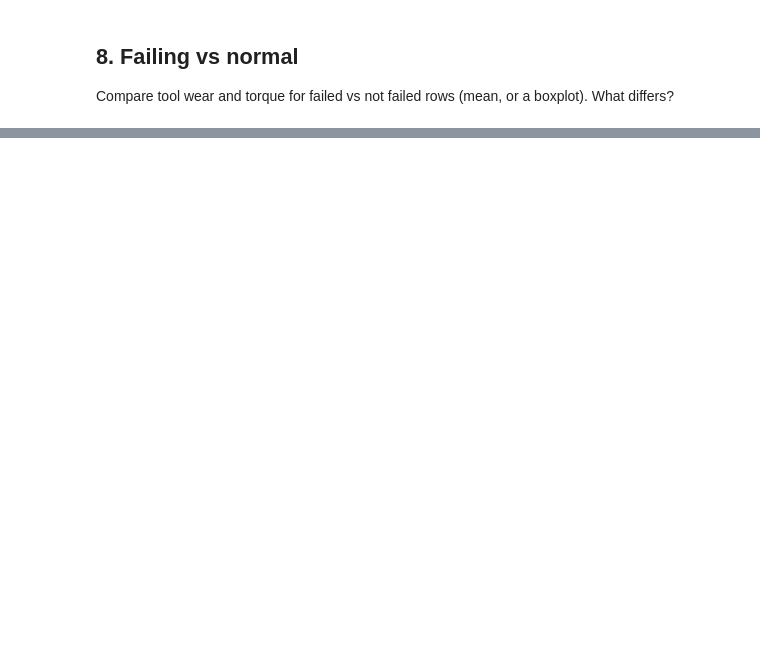
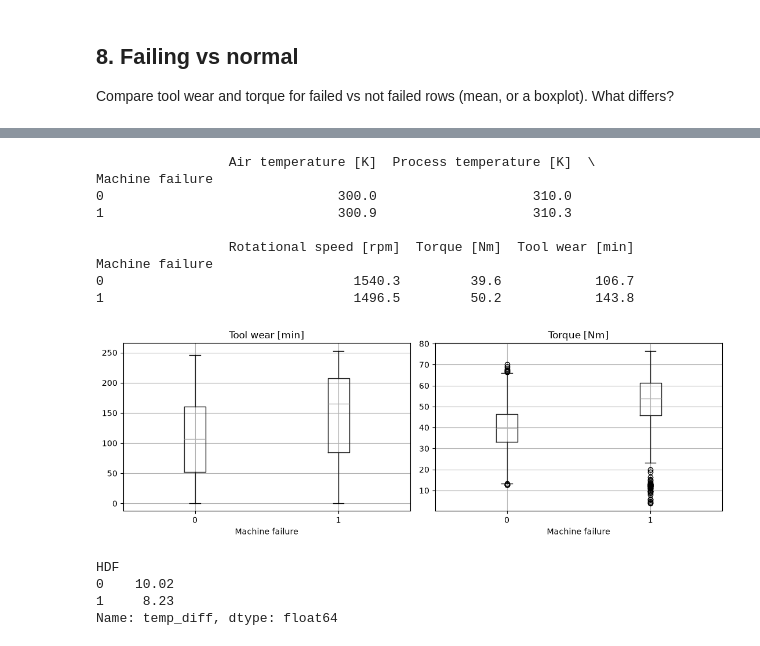
Before and after one commit to sahil-ladola/mini-smart-factory, a Jupyter notebook: p1_pipeline/notebooks/01_eda.ipynb, the cells around one changed output, grey strips where cells are left out. Drawn from its saved outputs; the diff is of its cells as text; code cells hidden in the pictures; blank space fills up the shorter version.

```diff
--- a/p1_pipeline/notebooks/01_eda.ipynb
+++ b/p1_pipeline/notebooks/01_eda.ipynb
@@ -59,0 +157,30 @@ Write 3–5 sentences: failure rate, most common failure type, which sensors loo
+# %%
+# your code
+# average sensor values: failed (1) vs normal (0)
+print(df.groupby("Machine failure")[sensors].mean().round(1))
+# boxplots for the two most interesting sensors
+fig, axes = plt.subplots(1, 2, figsize=(11, 4))
+df.boxplot(column="Tool wear [min]", by="Machine failure", ax=axes[0])
+df.boxplot(column="Torque [Nm]", by="Machine failure", ax=axes[1])
+plt.suptitle("")
+plt.tight_layout()
+plt.show()
+# %% [output]
+                 Air temperature [K]  Process temperature [K]  \
+Machine failure
+0                              300.0                    310.0
+1                              300.9                    310.3
+
+                 Rotational speed [rpm]  Torque [Nm]  Tool wear [min]
+Machine failure
+0                                1540.3         39.6            106.7
+1                                1496.5         50.2            143.8
+[figure, added]
+# %%
+df["temp_diff"] = df["Process temperature [K]"] - df["Air temperature [K]"]
+print(df.groupby("HDF")["temp_diff"].mean().round(2))
+# %% [output]
+HDF
+0    10.02
+1     8.23
+Name: temp_diff, dtype: float64
```
Also changed, not shown: parts of 16 cells of this notebook, 1 other file.
